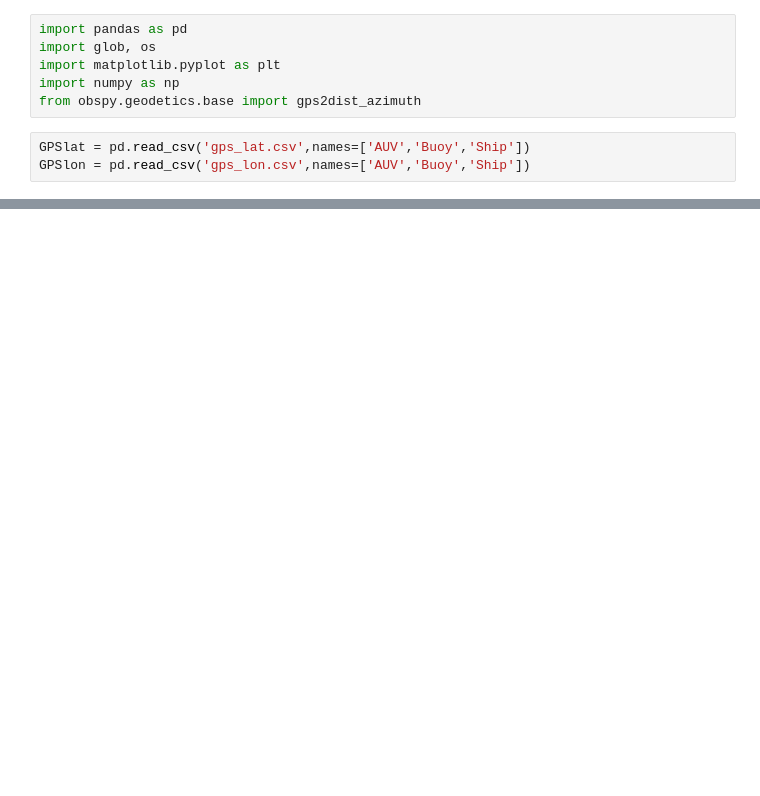
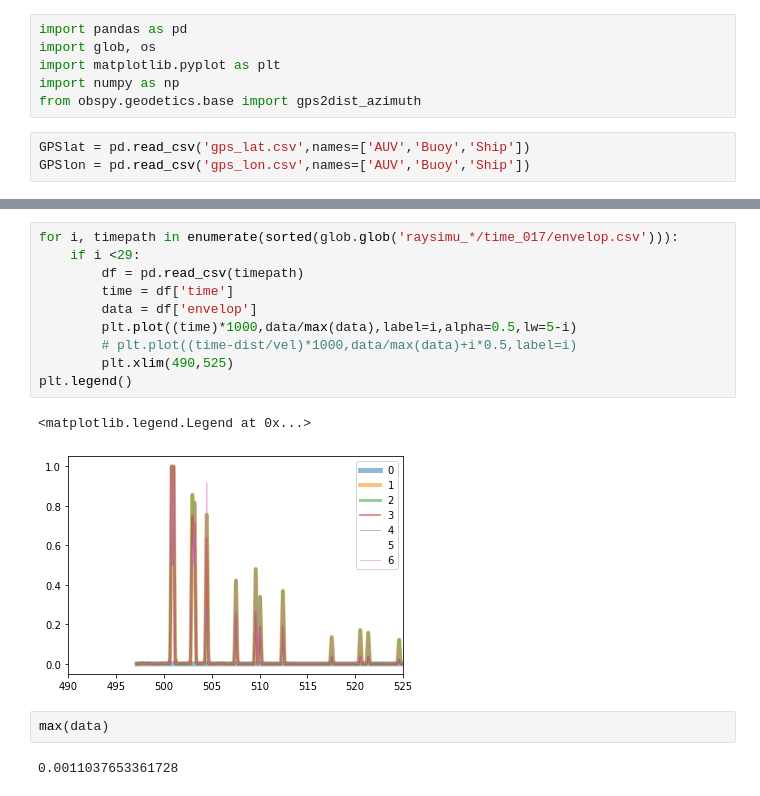
Before and after one commit to jhtong33/Final, a Jupyter notebook: RecordPlot.ipynb, the cells around one changed output, grey strips where cells are left out. Saved outputs shown, nothing was run; the diff lists cells and outputs as text; blank space fills up the shorter version.

```diff
--- a/RecordPlot.ipynb
+++ b/RecordPlot.ipynb
@@ -30,0 +39,17 @@ raysimu/time_002/envelop.csv
+# %%
+for i, timepath in enumerate(sorted(glob.glob('raysimu_*/time_017/envelop.csv'))):
+    if i <29:
+        df = pd.read_csv(timepath)
+        time = df['time']
+        data = df['envelop']
+        plt.plot((time)*1000,data/max(data),label=i,alpha=0.5,lw=5-i)
+        # plt.plot((time-dist/vel)*1000,data/max(data)+i*0.5,label=i)
+        plt.xlim(490,525)
+plt.legend()
+# %% [output]
+<matplotlib.legend.Legend at 0x...>
+[figure, added]
+# %%
+max(data)
+# %% [output]
+0.0011037653361728
```
Also changed, not shown: parts of 2 cells of this notebook, 2 other files.
